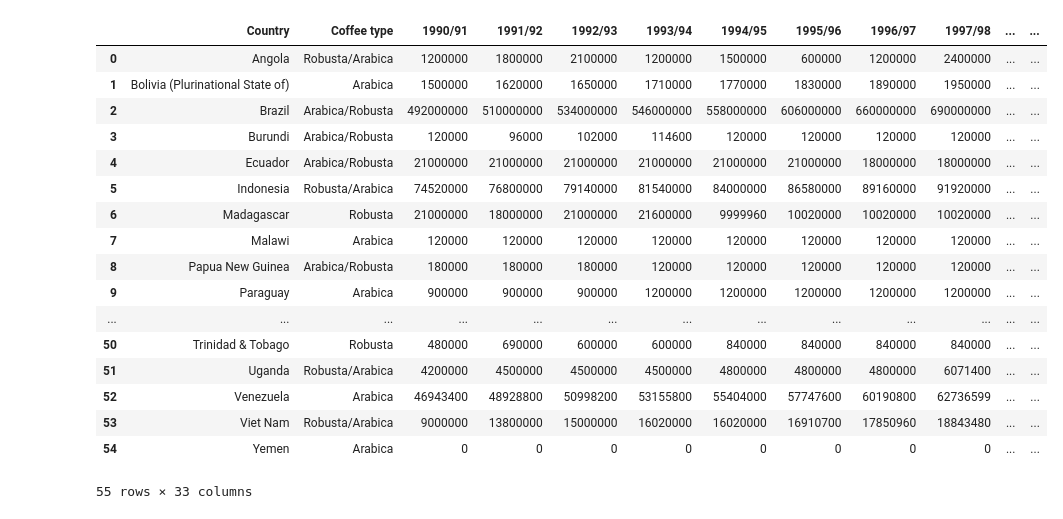
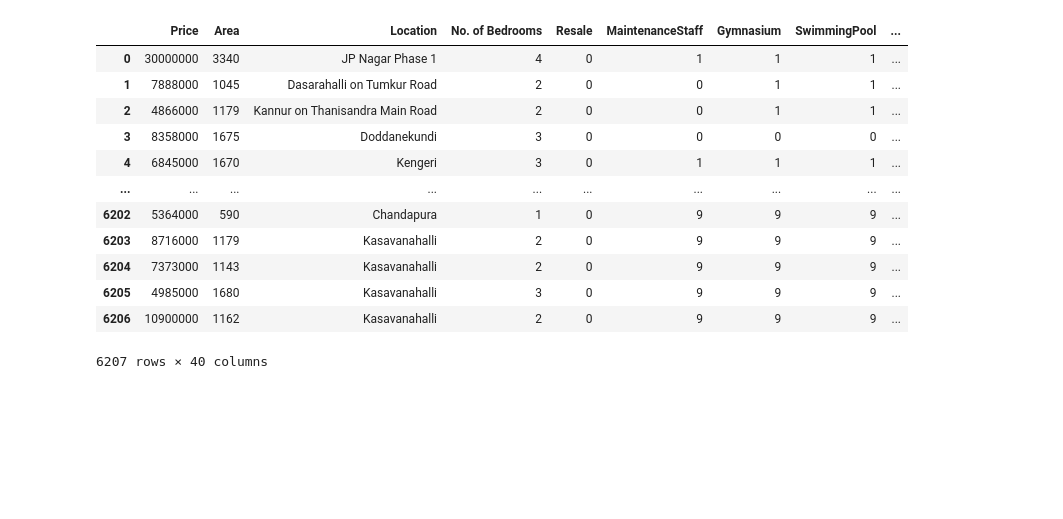
Before and after one commit to HarshRaj2717/Python-Projects, a Jupyter notebook: EDA on Banglore house pricing dataset/main.ipynb, the cells around one changed output. Saved outputs shown, nothing was run; the diff lists cells and outputs as text; code cells hidden in the pictures; blank space fills up the shorter version.

```diff
--- a/EDA on Banglore house pricing dataset/main.ipynb
+++ b/EDA on Banglore house pricing dataset/main.ipynb
@@ -3,27 +3,22 @@ import pandas as pd
 import matplotlib.pyplot as plt
 from sklearn.linear_model import LinearRegression
 # %%
-df = pd.read_csv("https://raw.githubusercontent.com/HarshRaj2717/Python-Projects/master/EDA%20on%20a%20coffe%20dataset/Coffee_consumption.csv")
+df = pd.read_csv("https://raw.githubusercontent.com/HarshRaj2717/Python-Projects/master/EDA%20on%20Banglore%20house%20pricing%20dataset/Bangalore.csv")
 df
 # %% [output]
-|  | Country | Coffee type | 1990/91 | 1991/92 | 1992/93 | 1993/94 | 1994/95 | 1995/96 | 1996/97 | 1997/98 | ... | ... |
-| 0 | Angola | Robusta/Arabica | 1200000 | 1800000 | 2100000 | 1200000 | 1500000 | 600000 | 1200000 | 2400000 | ... | ... |
-| 1 | Bolivia (Plurinational State of) | Arabica | 1500000 | 1620000 | 1650000 | 1710000 | 1770000 | 1830000 | 1890000 | 1950000 | ... | ... |
-| 2 | Brazil | Arabica/Robusta | 492000000 | 510000000 | 534000000 | 546000000 | 558000000 | 606000000 | 660000000 | 690000000 | ... | ... |
-| 3 | Burundi | Arabica/Robusta | 120000 | 96000 | 102000 | 114600 | 120000 | 120000 | 120000 | 120000 | ... | ... |
-| 4 | Ecuador | Arabica/Robusta | 21000000 | 21000000 | 21000000 | 21000000 | 21000000 | 21000000 | 18000000 | 18000000 | ... | ... |
-| 5 | Indonesia | Robusta/Arabica | 74520000 | 76800000 | 79140000 | 81540000 | 84000000 | 86580000 | 89160000 | 91920000 | ... | ... |
-| 6 | Madagascar | Robusta | 21000000 | 18000000 | 21000000 | 21600000 | 9999960 | 10020000 | 10020000 | 10020000 | ... | ... |
-| 7 | Malawi | Arabica | 120000 | 120000 | 120000 | 120000 | 120000 | 120000 | 120000 | 120000 | ... | ... |
-| 8 | Papua New Guinea | Arabica/Robusta | 180000 | 180000 | 180000 | 120000 | 120000 | 120000 | 120000 | 120000 | ... | ... |
-| 9 | Paraguay | Arabica | 900000 | 900000 | 900000 | 1200000 | 1200000 | 1200000 | 1200000 | 1200000 | ... | ... |
-| ... | ... | ... | ... | ... | ... | ... | ... | ... | ... | ... | ... | ... |
-| 50 | Trinidad & Tobago | Robusta | 480000 | 690000 | 600000 | 600000 | 840000 | 840000 | 840000 | 840000 | ... | ... |
-| 51 | Uganda | Robusta/Arabica | 4200000 | 4500000 | 4500000 | 4500000 | 4800000 | 4800000 | 4800000 | 6071400 | ... | ... |
-| 52 | Venezuela | Arabica | 46943400 | 48928800 | 50998200 | 53155800 | 55404000 | 57747600 | 60190800 | 62736599 | ... | ... |
-| 53 | Viet Nam | Robusta/Arabica | 9000000 | 13800000 | 15000000 | 16020000 | 16020000 | 16910700 | 17850960 | 18843480 | ... | ... |
-| 54 | Yemen | Arabica | 0 | 0 | 0 | 0 | 0 | 0 | 0 | 0 | ... | ... |
+|  | Price | Area | Location | No. of Bedrooms | Resale | MaintenanceStaff | Gymnasium | SwimmingPool | ... |
+| 0 | 30000000 | 3340 | JP Nagar Phase 1 | 4 | 0 | 1 | 1 | 1 | ... |
+| 1 | 7888000 | 1045 | Dasarahalli on Tumkur Road | 2 | 0 | 0 | 1 | 1 | ... |
+| 2 | 4866000 | 1179 | Kannur on Thanisandra Main Road | 2 | 0 | 0 | 1 | 1 | ... |
+| 3 | 8358000 | 1675 | Doddanekundi | 3 | 0 | 0 | 0 | 0 | ... |
+| 4 | 6845000 | 1670 | Kengeri | 3 | 0 | 1 | 1 | 1 | ... |
+| ... | ... | ... | ... | ... | ... | ... | ... | ... | ... |
+| 6202 | 5364000 | 590 | Chandapura | 1 | 0 | 9 | 9 | 9 | ... |
+| 6203 | 8716000 | 1179 | Kasavanahalli | 2 | 0 | 9 | 9 | 9 | ... |
+| 6204 | 7373000 | 1143 | Kasavanahalli | 2 | 0 | 9 | 9 | 9 | ... |
+| 6205 | 4985000 | 1680 | Kasavanahalli | 3 | 0 | 9 | 9 | 9 | ... |
+| 6206 | 10900000 | 1162 | Kasavanahalli | 2 | 0 | 9 | 9 | 9 | ... |
-55 rows × 33 columns
+6207 rows × 40 columns
 # %%
 df.info
 # %% [output]
```
Also changed, not shown: parts of 11 cells of this notebook.
